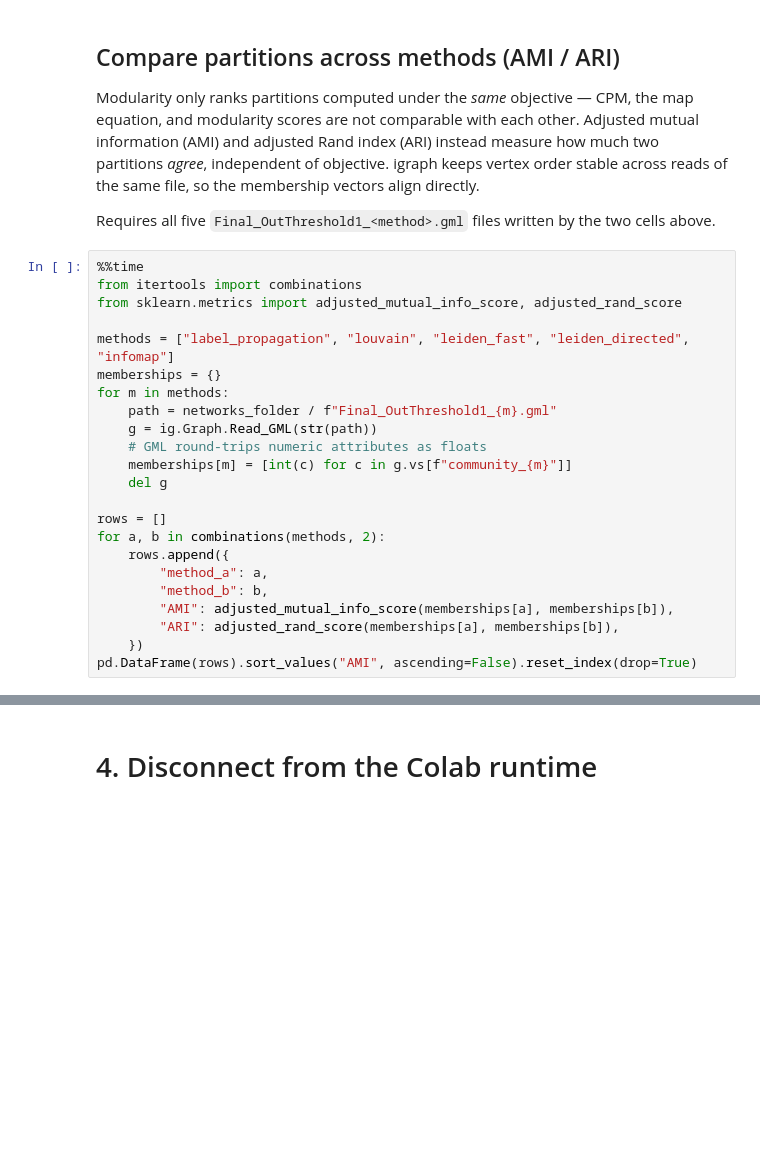
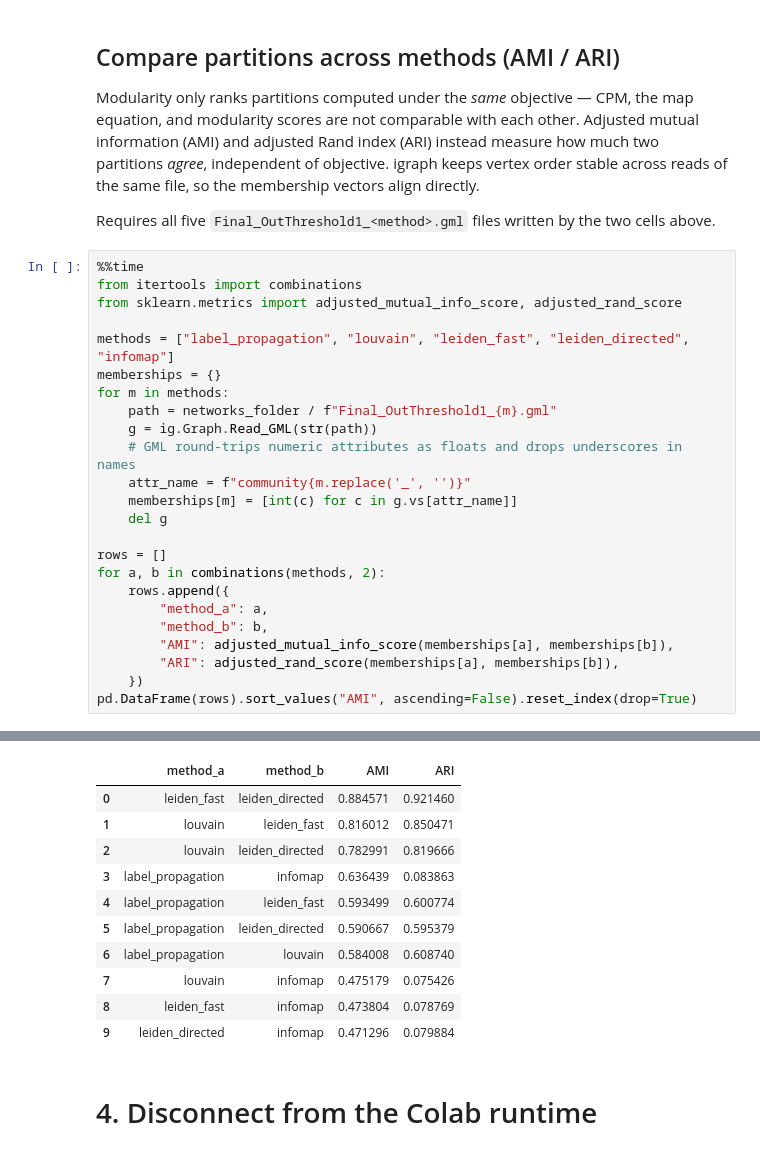
Before and after one commit to IgnacioOQ/twitter_ai, a Jupyter notebook: notebooks/04_Network_Analysis/01_network_analysis.ipynb, the cells around one changed output, grey strips where cells are left out. Drawn from its saved outputs; the diff is of its cells as text; blank space fills up the shorter version.

Commit message:
fix(network): drop underscores in GML attribute names and snapshot executed 01_network_analysis.ipynb

```diff
--- a/notebooks/04_Network_Analysis/01_network_analysis.ipynb
+++ b/notebooks/04_Network_Analysis/01_network_analysis.ipynb
@@ -520,8 +570,9 @@ memberships = {}
 for m in methods:
     path = networks_folder / f"Final_OutThreshold1_{m}.gml"
     g = ig.Graph.Read_GML(str(path))
-    # GML round-trips numeric attributes as floats
-    memberships[m] = [int(c) for c in g.vs[f"community_{m}"]]
+    # GML round-trips numeric attributes as floats and drops underscores in names
+    attr_name = f"community{m.replace('_', '')}"
+    memberships[m] = [int(c) for c in g.vs[attr_name]]
     del g
 
 rows = []
@@ -533,3 +584,4 @@ for a, b in combinations(methods, 2):
         "ARI": adjusted_rand_score(memberships[a], memberships[b]),
     })
 pd.DataFrame(rows).sort_values("AMI", ascending=False).reset_index(drop=True)
+# %% [output]
@@ -536,3 +590,14 @@ pd.DataFrame(rows).sort_values("AMI", ascending=False).reset_index(drop=True)
+|  | method_a | method_b | AMI | ARI |
+| 0 | leiden_fast | leiden_directed | 0.884571 | 0.921460 |
+| 1 | louvain | leiden_fast | 0.816012 | 0.850471 |
+| 2 | louvain | leiden_directed | 0.782991 | 0.819666 |
+| 3 | label_propagation | infomap | 0.636439 | 0.083863 |
+| 4 | label_propagation | leiden_fast | 0.593499 | 0.600774 |
+| 5 | label_propagation | leiden_directed | 0.590667 | 0.595379 |
+| 6 | label_propagation | louvain | 0.584008 | 0.608740 |
+| 7 | louvain | infomap | 0.475179 | 0.075426 |
+| 8 | leiden_fast | infomap | 0.473804 | 0.078769 |
+| 9 | leiden_directed | infomap | 0.471296 | 0.079884 |
 # %% [markdown]
 # 4. Disconnect from the Colab runtime
 # %%
```
Also changed, not shown: parts of 15 cells of this notebook, 1 other file.
